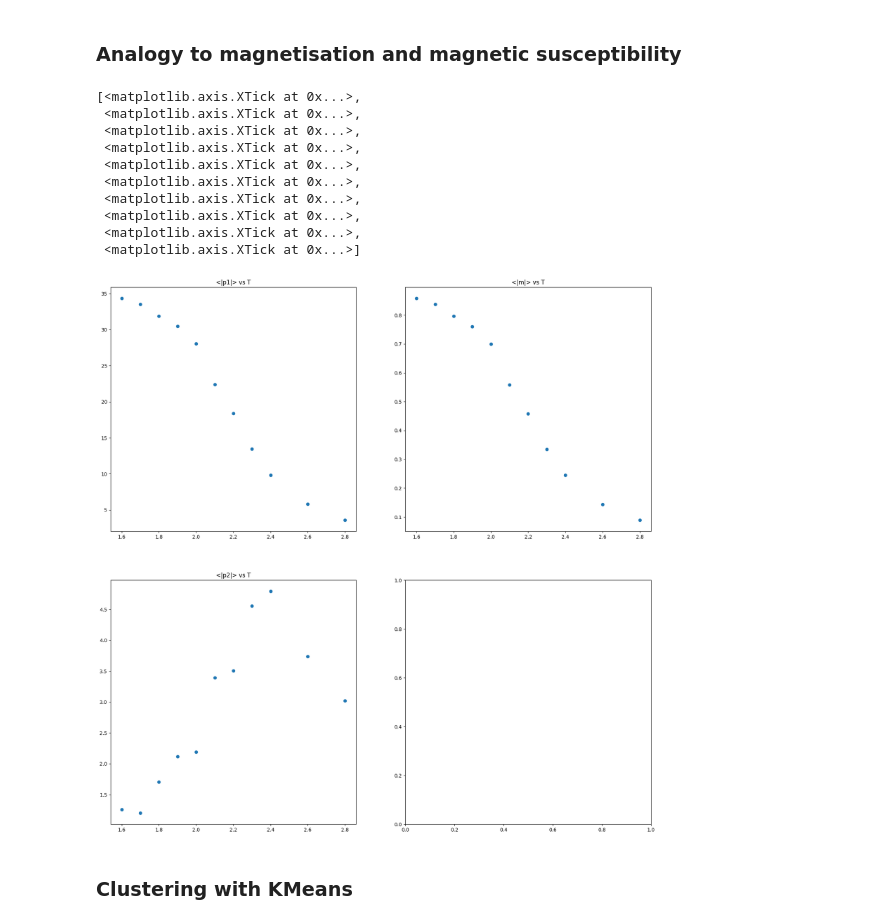
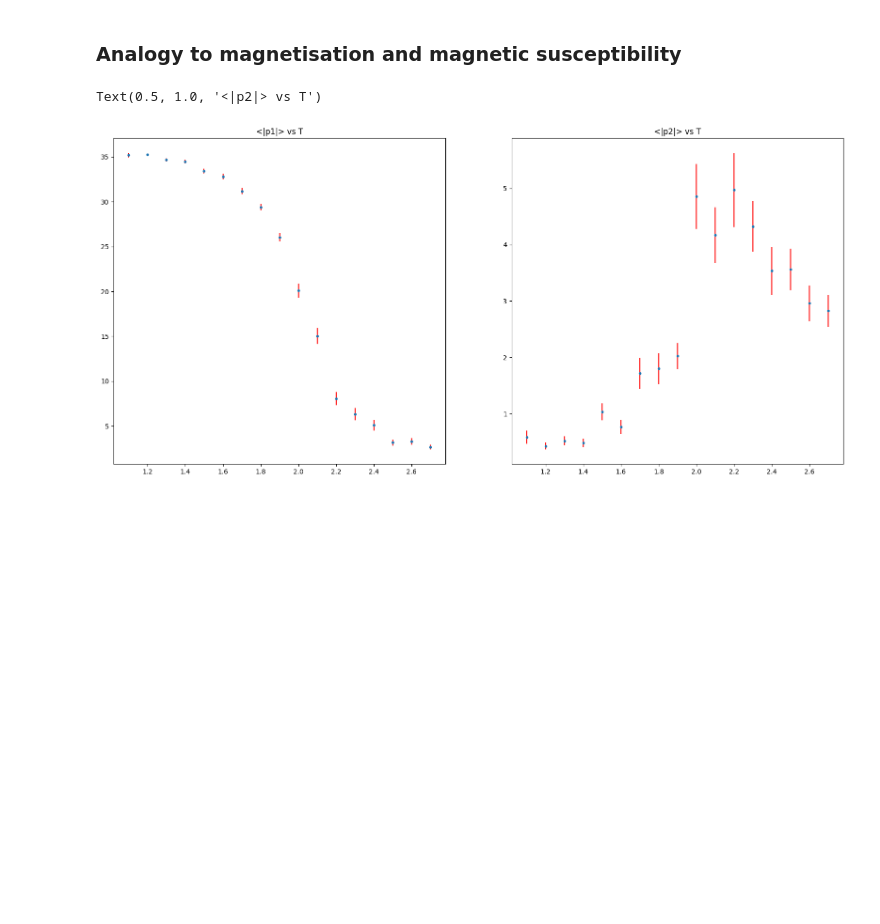
Before and after one commit to knottwill/Dilute-Ising-MachineLearning, a Jupyter notebook: Analysis.ipynb, the cells around one changed output. Cells and saved outputs as stored; diff of their text form; code cells hidden in the pictures; blank space fills up the shorter version.

```diff
--- a/Analysis.ipynb
+++ b/Analysis.ipynb
@@ -10,14 +44,12 @@ import random as ran
 # %% [markdown]
 ### Data
 # %%
-path = 'data/binder_2/L='
+# path = 'data/method_1/#1'
+path = 'data/up_down/L=40_x=0.9'
 
-X30 = np.loadtxt(path+'30_X.txt')
-y30 = np.loadtxt(path+'30_y.txt')
-X40 = np.loadtxt(path+'40_X.txt')
-y40 = np.loadtxt(path+'40_y.txt')
-X50 = np.loadtxt(path+'50_X.txt')
-y50 = np.loadtxt(path+'50_y.txt')
+X = np.loadtxt(path+'_X.txt')
+y = np.loadtxt(path+'_y.txt')
 
-# temperatures = list(set(y))
-# n_temperatures = len(temperatures)
+y, X = order_data(y, X)
+
+get_details(y)
@@ -239,33 +246,17 @@ p2 = reduced_data[:, 1]
 # %% [markdown]
 ### Analogy to magnetisation and magnetic susceptibility
 # %%
-p1_mean, err1, temperatures = mean_absolute(p1, y)
-p2_mean, err2, temperatures = mean_absolute(p2, y)
+temperatures, p1_mean, err1 = mean_absolute(y, p1)
+temperatures, p2_mean, err2 = mean_absolute(y, p2)
 # %%
-fig, axs = plt.subplots(nrows=2, ncols=2, figsize=(20,20))
+fig, axs = plt.subplots(nrows=1, ncols=2, figsize=(20,9))
 
-axs[0][0].scatter(temperatures, p1_mean)
-axs[0][0].set_title('<|p1|> vs T')
+# axs[0].scatter(temperatures, p1_mean)
+axs[0].errorbar(temperatures, p1_mean, yerr=err1, fmt='.', ecolor='red')
+axs[0].set_title('<|p1|> vs T')
 
-axs[0][1].scatter(temperatures, M_mean)
-axs[0][1].set_title('<|m|> vs T')
-
-axs[1][0].scatter(temperatures, p2_mean)
-axs[1][0].set_title('<|p2|> vs T')
-
-Tc = 2.269
-ax.set_xticks(list(ax.get_xticks()) + [2.269])
+axs[1].errorbar(temperatures, p2_mean, yerr=err2, fmt='.', ecolor='red')
+axs[1].set_title('<|p2|> vs T')
 # %% [output]
-[<matplotlib.axis.XTick at 0x...>,
- <matplotlib.axis.XTick at 0x...>,
- <matplotlib.axis.XTick at 0x...>,
- <matplotlib.axis.XTick at 0x...>,
- <matplotlib.axis.XTick at 0x...>,
- <matplotlib.axis.XTick at 0x...>,
- <matplotlib.axis.XTick at 0x...>,
- <matplotlib.axis.XTick at 0x...>,
- <matplotlib.axis.XTick at 0x...>,
- <matplotlib.axis.XTick at 0x...>]
+Text(0.5, 1.0, '<|p2|> vs T')
-[figure, old version]
+[figure, new version]
-# %% [markdown]
-### Clustering with KMeans
```
Also changed, not shown: parts of 38 cells of this notebook, 1 other file.
